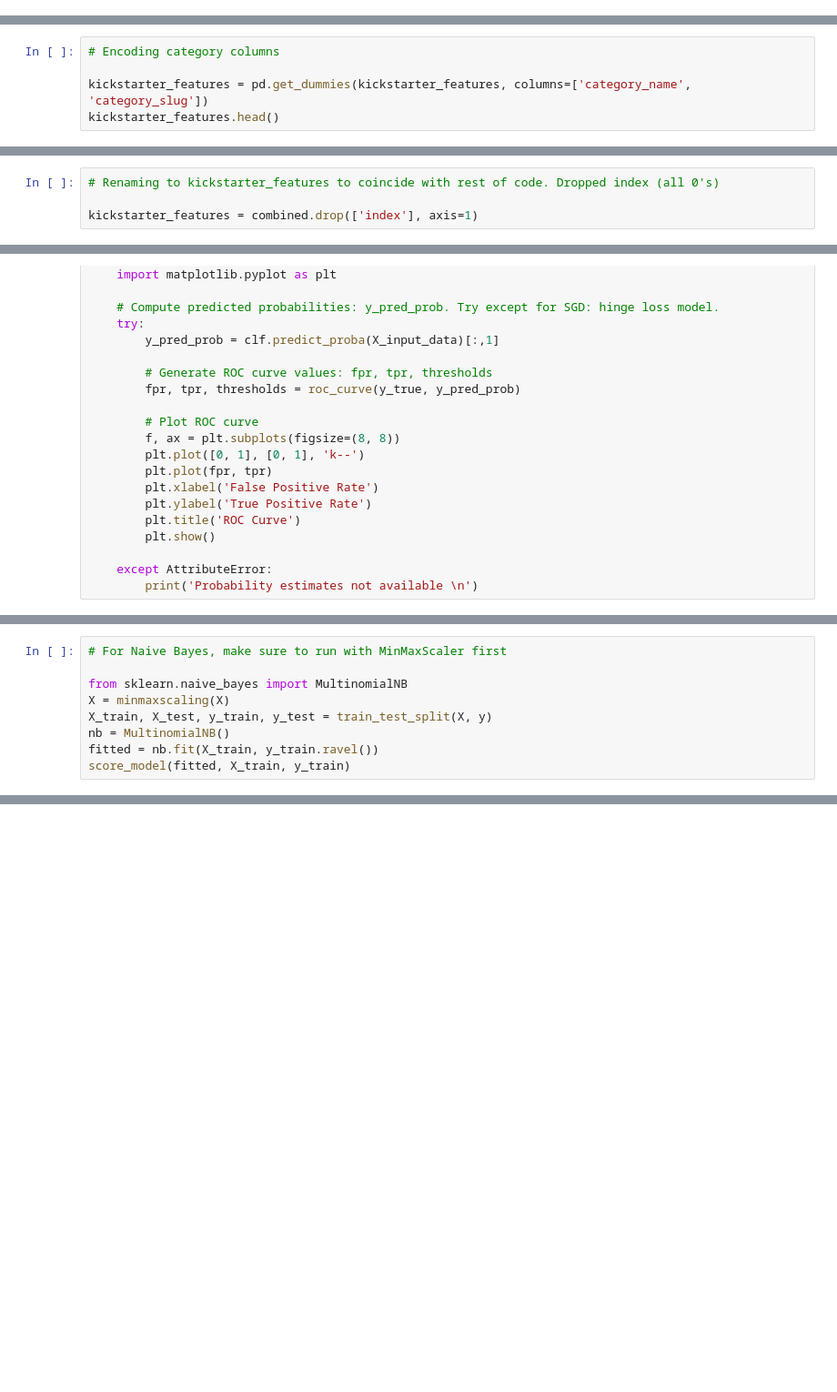
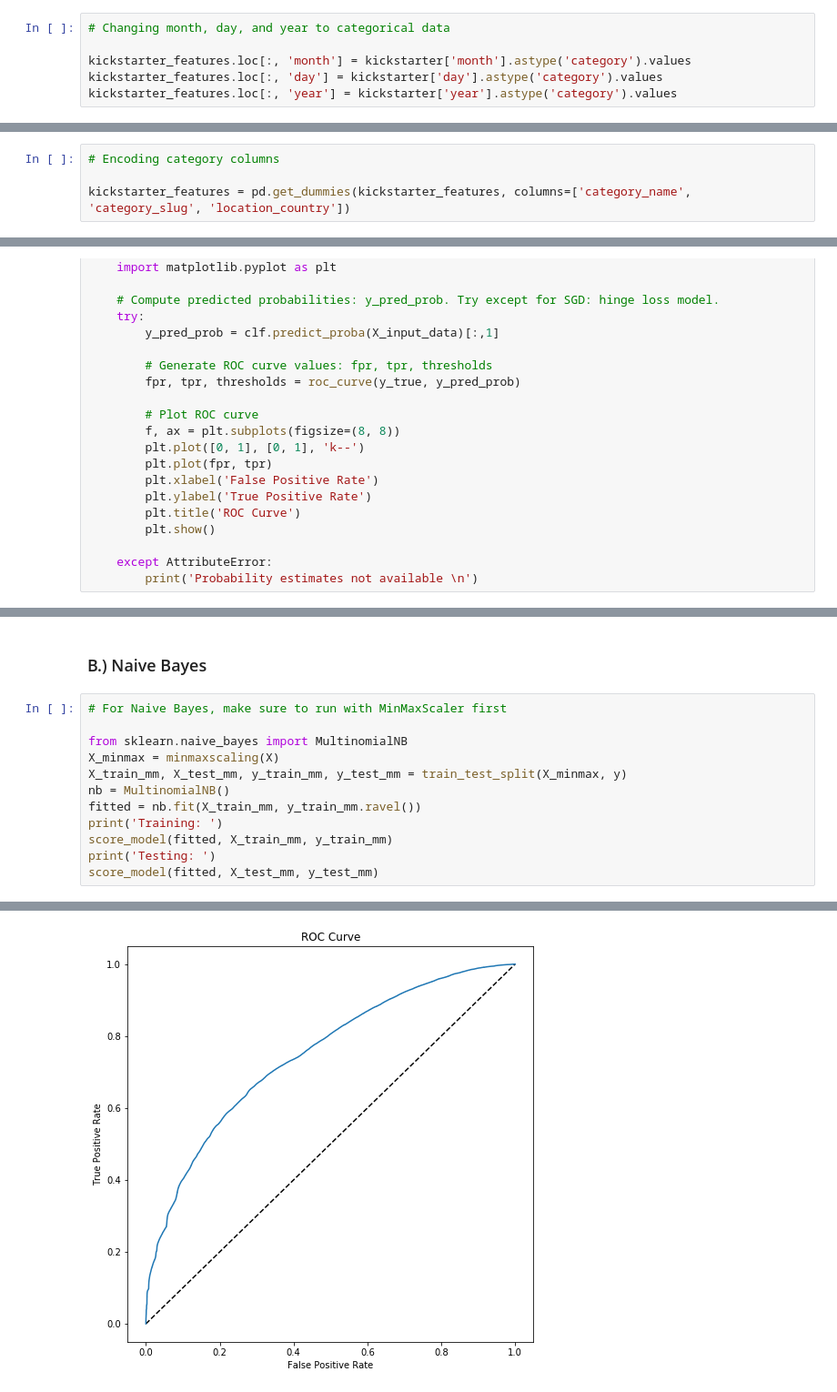
Before and after one commit to tomhalloin/Springboard-Kickstarter, a Jupyter notebook: Kickstarter_Machine_Learning.ipynb, the cells around one changed output, grey strips where cells are left out. Shown: that part at 91% size. Saved outputs shown, nothing was run; the diff lists cells and outputs as text; blank space fills up the shorter version.

```diff
--- a/Kickstarter_Machine_Learning.ipynb
+++ b/Kickstarter_Machine_Learning.ipynb
@@ -19,0 +20,6 @@ kickstarter_features.drop('goal_USD', axis=1, inplace=True)
+# %%
+# Changing month, day, and year to categorical data
+
+kickstarter_features.loc[:, 'month'] = kickstarter['month'].astype('category').values
+kickstarter_features.loc[:, 'day'] = kickstarter['day'].astype('category').values
+kickstarter_features.loc[:, 'year'] = kickstarter['year'].astype('category').values
@@ -20,5 +32,4 @@ kickstarter_features.drop('goal_USD', axis=1, inplace=True)
 # %%
 # Encoding category columns
 
-kickstarter_features = pd.get_dummies(kickstarter_features, columns=['category_name', 'category_slug'])
-kickstarter_features.head()
+kickstarter_features = pd.get_dummies(kickstarter_features, columns=['category_name', 'category_slug', 'location_country'])
@@ -37,7 +36,3 @@ combined = pd.merge(kickstarter_features, kickstarter_vocab, left_index=True, ri
-# %%
-# Renaming to kickstarter_features to coincide with rest of code. Dropped index (all 0's)
-
-kickstarter_features = combined.drop(['index'], axis=1)
 # %%
 # Binarizing labels into yes/no for successful/failed
 
@@ -280,9 +112,0 @@ df.sort_values('Abs_Coefs', ascending=False).head(10)
-# %%
-# For Naive Bayes, make sure to run with MinMaxScaler first
-
-from sklearn.naive_bayes import MultinomialNB
-X = minmaxscaling(X)
-X_train, X_test, y_train, y_test = train_test_split(X, y)
-nb = MultinomialNB()
-fitted = nb.fit(X_train, y_train.ravel())
-score_model(fitted, X_train, y_train)
@@ -658,0 +163,15 @@ Voting Classifier: 72.40%
+# %% [markdown]
+### B.) Naive Bayes
+# %%
+# For Naive Bayes, make sure to run with MinMaxScaler first
+
+from sklearn.naive_bayes import MultinomialNB
+X_minmax = minmaxscaling(X)
+X_train_mm, X_test_mm, y_train_mm, y_test_mm = train_test_split(X_minmax, y)
+nb = MultinomialNB()
+fitted = nb.fit(X_train_mm, y_train_mm.ravel())
+print('Training: ')
+score_model(fitted, X_train_mm, y_train_mm)
+print('Testing: ')
+score_model(fitted, X_test_mm, y_test_mm)
+# %% [output]
@@ -658,0 +195 @@ Voting Classifier: 72.40%
+[figure, added]
```
Also changed, not shown: parts of 59 cells of this notebook.
